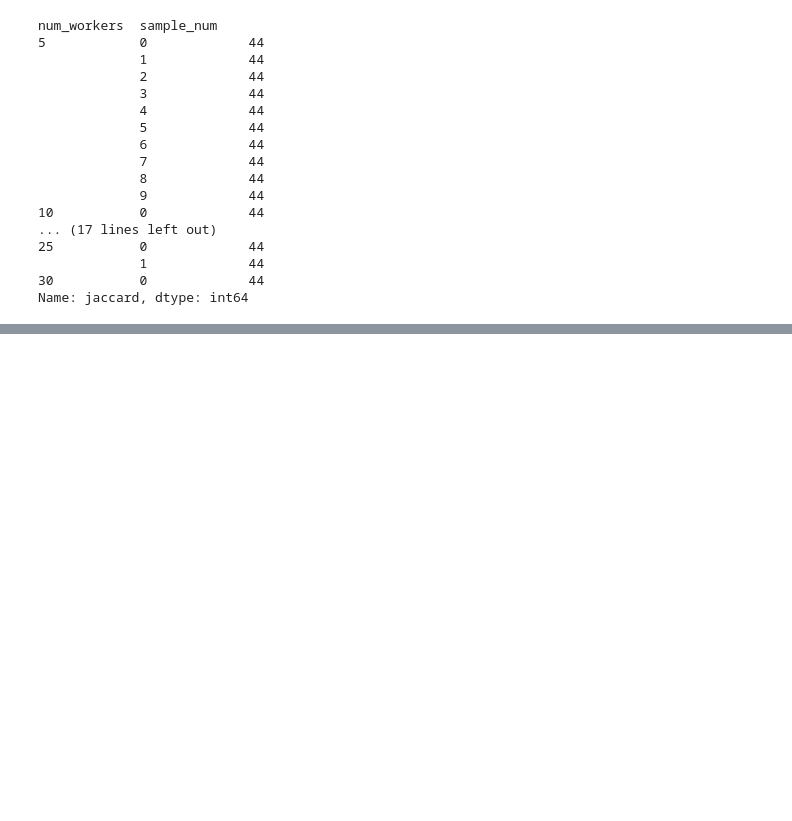
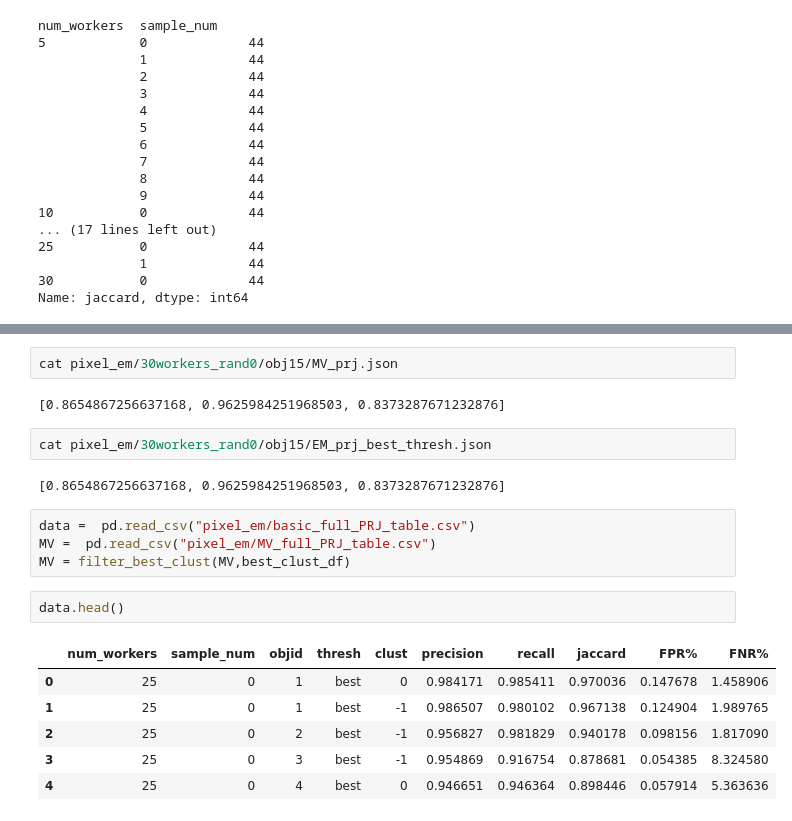
Before and after one commit to cognoscentai/segmentation, a Jupyter notebook: ipynb/CompleteDownstreamAnalysis.ipynb, the cells around one changed output, grey strips where cells are left out. Cells and saved outputs as stored; diff of their text form; blank space fills up the shorter version.

Commit message:
vision modification for cluster

```diff
--- a/ipynb/CompleteDownstreamAnalysis.ipynb
+++ b/ipynb/CompleteDownstreamAnalysis.ipynb
@@ -201,0 +347,21 @@ IndexError: list index out of range
+# %%
+cat pixel_em/30workers_rand0/obj15/MV_prj.json
+# %% [output]
+[0.8654867256637168, 0.9625984251968503, 0.8373287671232876]
+# %%
+cat pixel_em/30workers_rand0/obj15/EM_prj_best_thresh.json
+# %% [output]
+[0.8654867256637168, 0.9625984251968503, 0.8373287671232876]
+# %%
+data =  pd.read_csv("pixel_em/basic_full_PRJ_table.csv")
+MV =  pd.read_csv("pixel_em/MV_full_PRJ_table.csv")
+MV = filter_best_clust(MV,best_clust_df)
+# %%
+data.head()
+# %% [output]
+|  | num_workers | sample_num | objid | thresh | clust | precision | recall | jaccard | FPR% | FNR% |
+| 0 | 25 | 0 | 1 | best | 0 | 0.984171 | 0.985411 | 0.970036 | 0.147678 | 1.458906 |
+| 1 | 25 | 0 | 1 | best | -1 | 0.986507 | 0.980102 | 0.967138 | 0.124904 | 1.989765 |
+| 2 | 25 | 0 | 2 | best | -1 | 0.956827 | 0.981829 | 0.940178 | 0.098156 | 1.817090 |
+| 3 | 25 | 0 | 3 | best | -1 | 0.954869 | 0.916754 | 0.878681 | 0.054385 | 8.324580 |
+| 4 | 25 | 0 | 4 | best | 0 | 0.946651 | 0.946364 | 0.898446 | 0.057914 | 5.363636 |
```
Also changed, not shown: parts of 29 cells of this notebook, 7 other files.
